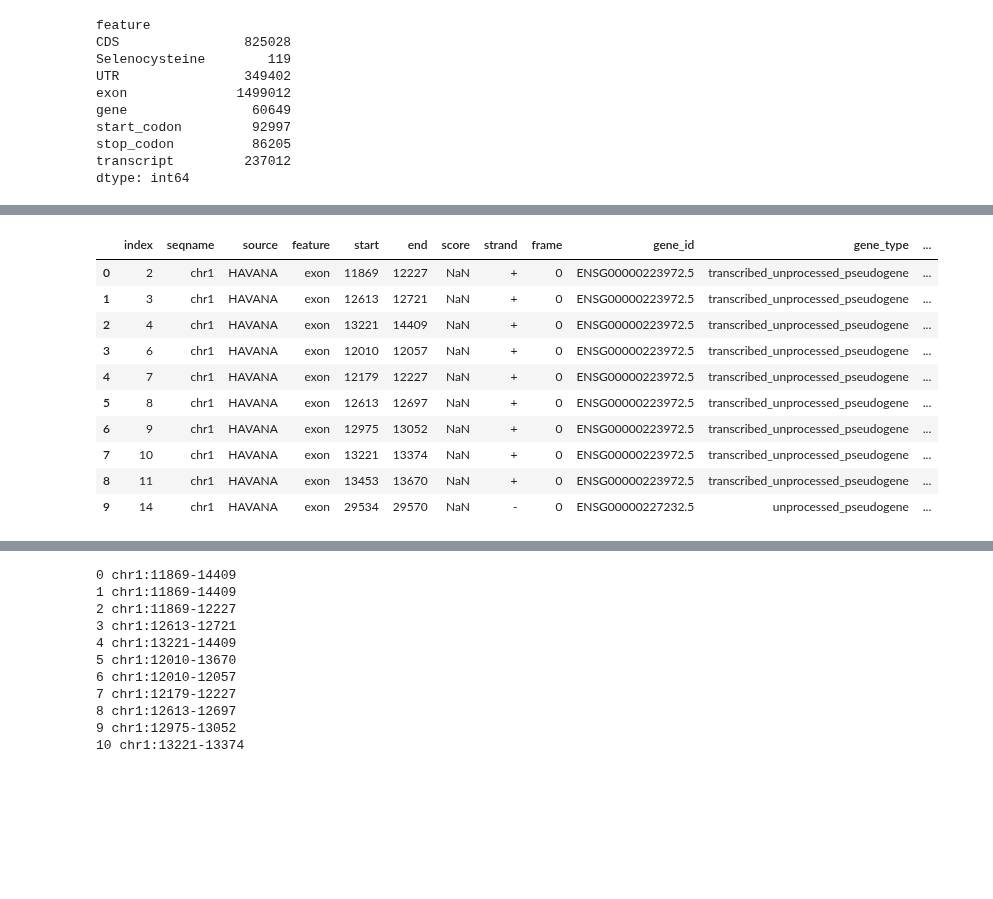
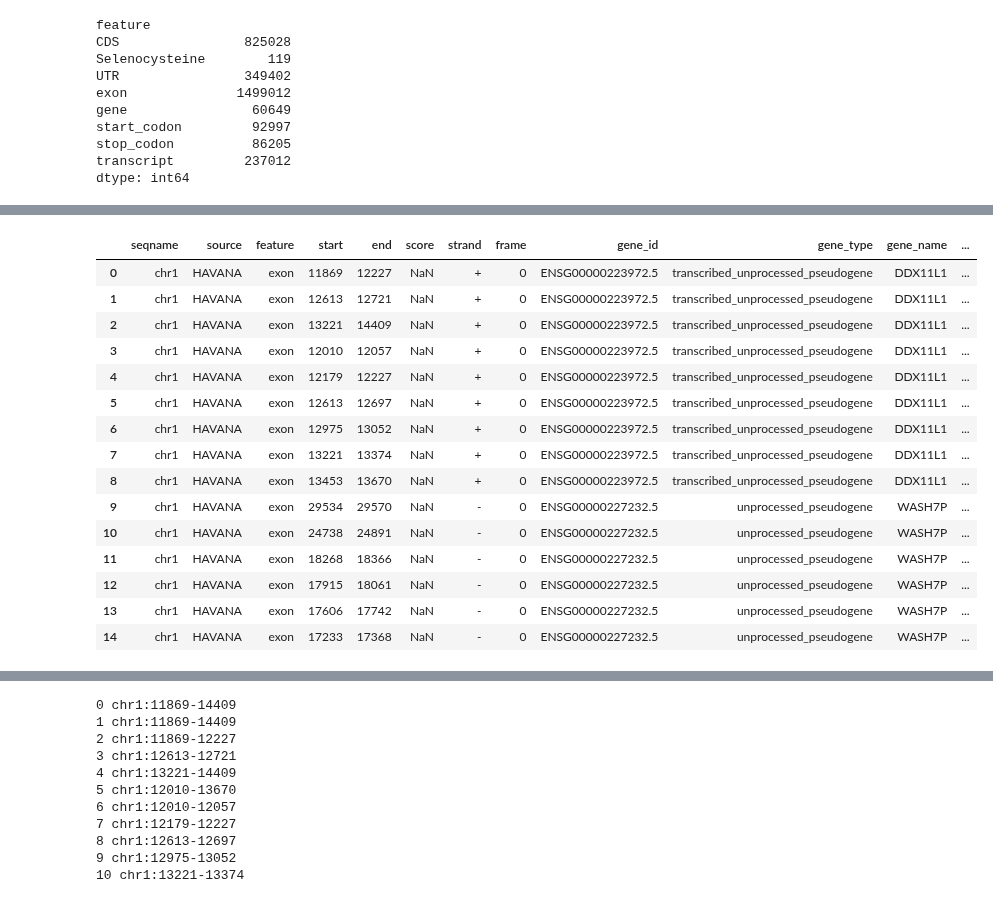
Before and after one commit to duttaprat/Postdoc, a Jupyter notebook: preprocessing/notebooks_scripts/TSS_Promoter_Splice_set.ipynb, the cells around one changed output, grey strips where cells are left out. Drawn from its saved outputs; the diff is of its cells as text; code cells hidden in the pictures; blank space fills up the shorter version.

```diff
--- a/preprocessing/notebooks_scripts/TSS_Promoter_Splice_set.ipynb
+++ b/preprocessing/notebooks_scripts/TSS_Promoter_Splice_set.ipynb
@@ -86,18 +86,23 @@ df_chr1.head(15)
 | 13 | chr1 | HAVANA | transcript | 14404 | 29570 | NaN | - | 0 | ENSG00000227232.5 | unprocessed_pseudogene | WASH7P | ... |
 | 14 | chr1 | HAVANA | exon | 29534 | 29570 | NaN | - | 0 | ENSG00000227232.5 | unprocessed_pseudogene | WASH7P | ... |
 # %%
-df_chr1_transcript= df_chr1[df_chr1['feature']=='exon'].reset_index()
-df_chr1_transcript.head(10)
+df_chr1_transcript= df_chr1[df_chr1['feature']=='exon'].reset_index(drop=True)
+df_chr1_transcript.head(15)
 # %% [output]
-|  | index | seqname | source | feature | start | end | score | strand | frame | gene_id | gene_type | ... |
-| 0 | 2 | chr1 | HAVANA | exon | 11869 | 12227 | NaN | + | 0 | ENSG00000223972.5 | transcribed_unprocessed_pseudogene | ... |
-| 1 | 3 | chr1 | HAVANA | exon | 12613 | 12721 | NaN | + | 0 | ENSG00000223972.5 | transcribed_unprocessed_pseudogene | ... |
-| 2 | 4 | chr1 | HAVANA | exon | 13221 | 14409 | NaN | + | 0 | ENSG00000223972.5 | transcribed_unprocessed_pseudogene | ... |
-| 3 | 6 | chr1 | HAVANA | exon | 12010 | 12057 | NaN | + | 0 | ENSG00000223972.5 | transcribed_unprocessed_pseudogene | ... |
-| 4 | 7 | chr1 | HAVANA | exon | 12179 | 12227 | NaN | + | 0 | ENSG00000223972.5 | transcribed_unprocessed_pseudogene | ... |
-| 5 | 8 | chr1 | HAVANA | exon | 12613 | 12697 | NaN | + | 0 | ENSG00000223972.5 | transcribed_unprocessed_pseudogene | ... |
-| 6 | 9 | chr1 | HAVANA | exon | 12975 | 13052 | NaN | + | 0 | ENSG00000223972.5 | transcribed_unprocessed_pseudogene | ... |
-| 7 | 10 | chr1 | HAVANA | exon | 13221 | 13374 | NaN | + | 0 | ENSG00000223972.5 | transcribed_unprocessed_pseudogene | ... |
-| 8 | 11 | chr1 | HAVANA | exon | 13453 | 13670 | NaN | + | 0 | ENSG00000223972.5 | transcribed_unprocessed_pseudogene | ... |
-| 9 | 14 | chr1 | HAVANA | exon | 29534 | 29570 | NaN | - | 0 | ENSG00000227232.5 | unprocessed_pseudogene | ... |
+|  | seqname | source | feature | start | end | score | strand | frame | gene_id | gene_type | gene_name | ... |
+| 0 | chr1 | HAVANA | exon | 11869 | 12227 | NaN | + | 0 | ENSG00000223972.5 | transcribed_unprocessed_pseudogene | DDX11L1 | ... |
+| 1 | chr1 | HAVANA | exon | 12613 | 12721 | NaN | + | 0 | ENSG00000223972.5 | transcribed_unprocessed_pseudogene | DDX11L1 | ... |
+| 2 | chr1 | HAVANA | exon | 13221 | 14409 | NaN | + | 0 | ENSG00000223972.5 | transcribed_unprocessed_pseudogene | DDX11L1 | ... |
+| 3 | chr1 | HAVANA | exon | 12010 | 12057 | NaN | + | 0 | ENSG00000223972.5 | transcribed_unprocessed_pseudogene | DDX11L1 | ... |
+| 4 | chr1 | HAVANA | exon | 12179 | 12227 | NaN | + | 0 | ENSG00000223972.5 | transcribed_unprocessed_pseudogene | DDX11L1 | ... |
+| 5 | chr1 | HAVANA | exon | 12613 | 12697 | NaN | + | 0 | ENSG00000223972.5 | transcribed_unprocessed_pseudogene | DDX11L1 | ... |
+| 6 | chr1 | HAVANA | exon | 12975 | 13052 | NaN | + | 0 | ENSG00000223972.5 | transcribed_unprocessed_pseudogene | DDX11L1 | ... |
+| 7 | chr1 | HAVANA | exon | 13221 | 13374 | NaN | + | 0 | ENSG00000223972.5 | transcribed_unprocessed_pseudogene | DDX11L1 | ... |
+| 8 | chr1 | HAVANA | exon | 13453 | 13670 | NaN | + | 0 | ENSG00000223972.5 | transcribed_unprocessed_pseudogene | DDX11L1 | ... |
+| 9 | chr1 | HAVANA | exon | 29534 | 29570 | NaN | - | 0 | ENSG00000227232.5 | unprocessed_pseudogene | WASH7P | ... |
+| 10 | chr1 | HAVANA | exon | 24738 | 24891 | NaN | - | 0 | ENSG00000227232.5 | unprocessed_pseudogene | WASH7P | ... |
+| 11 | chr1 | HAVANA | exon | 18268 | 18366 | NaN | - | 0 | ENSG00000227232.5 | unprocessed_pseudogene | WASH7P | ... |
+| 12 | chr1 | HAVANA | exon | 17915 | 18061 | NaN | - | 0 | ENSG00000227232.5 | unprocessed_pseudogene | WASH7P | ... |
+| 13 | chr1 | HAVANA | exon | 17606 | 17742 | NaN | - | 0 | ENSG00000227232.5 | unprocessed_pseudogene | WASH7P | ... |
+| 14 | chr1 | HAVANA | exon | 17233 | 17368 | NaN | - | 0 | ENSG00000227232.5 | unprocessed_pseudogene | WASH7P | ... |
 # %%
```
Also changed, not shown: parts of 1 cell of this notebook.
